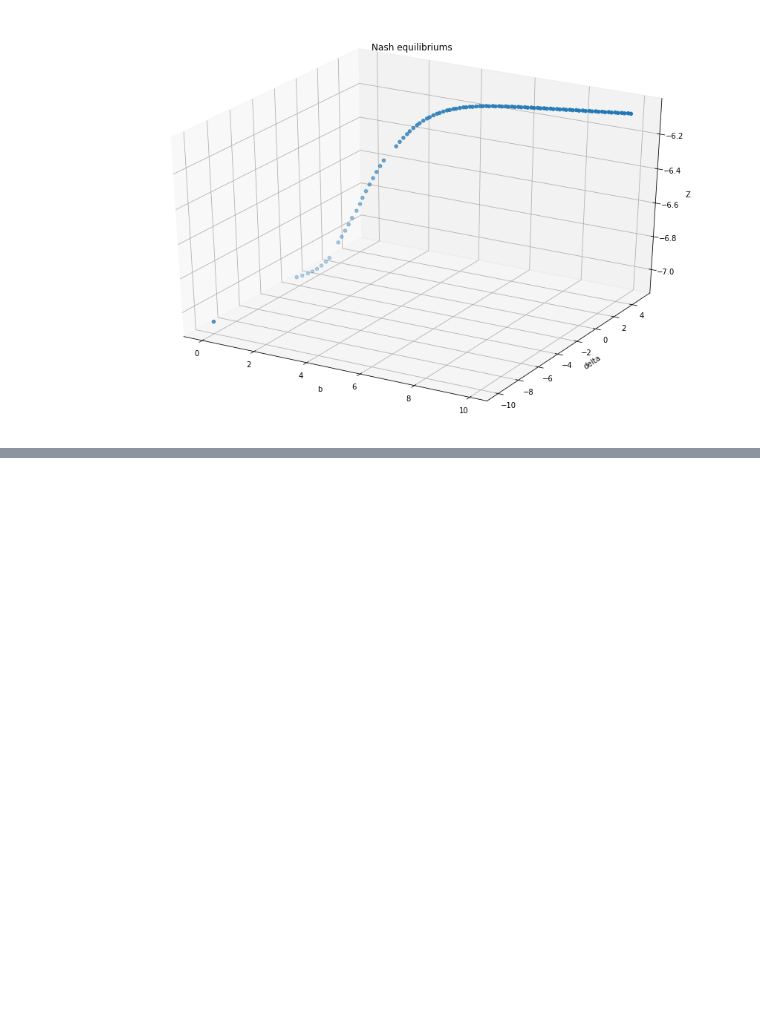
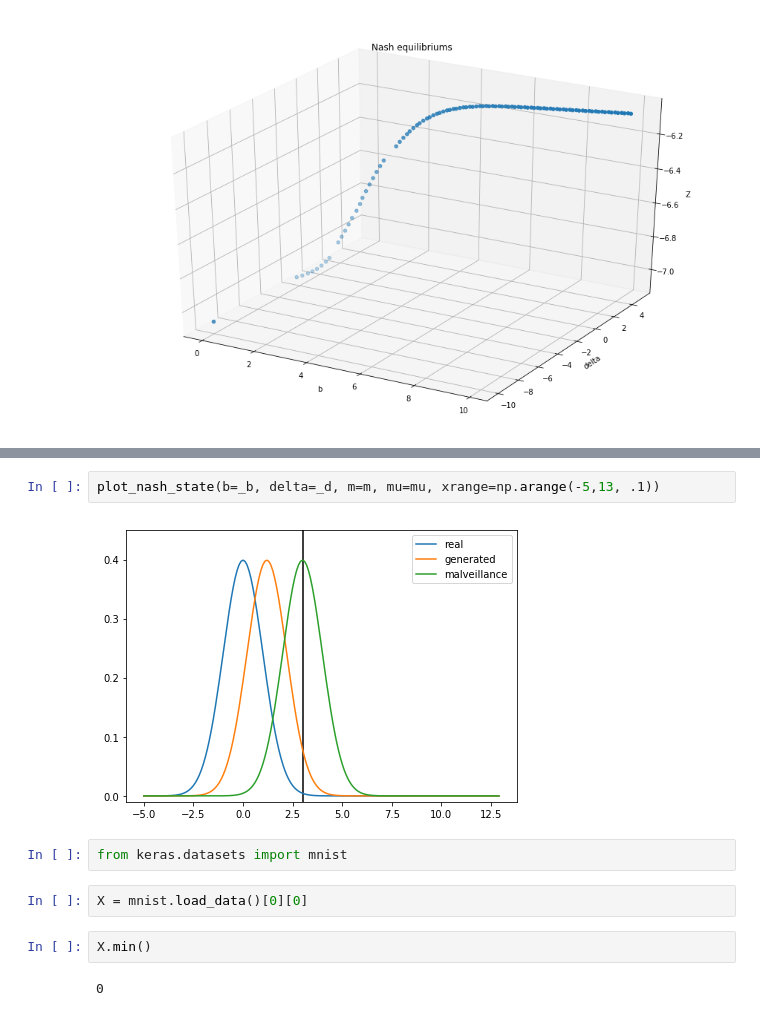
Before and after one commit to ppmdatix/gitELECOM, a Jupyter notebook: draft/normals_search.ipynb, the cells around one changed output, grey strips where cells are left out. Cells and saved outputs as stored; diff of their text form; blank space fills up the shorter version.

```diff
--- a/draft/normals_search.ipynb
+++ b/draft/normals_search.ipynb
@@ -136,0 +143,12 @@ plot_nash_state(Bs[-1], Ds[-1], 10, mu=0, xrange=np.arange(-5,13, .1))
+# %%
+plot_nash_state(b=_b, delta=_d, m=m, mu=mu, xrange=np.arange(-5,13, .1))
+# %% [output]
+[figure, added]
+# %%
+from keras.datasets import mnist
+# %%
+X = mnist.load_data()[0][0]
+# %%
+X.min()
+# %% [output]
+0
```
Also changed, not shown: parts of 4 cells of this notebook, 6 other files.
